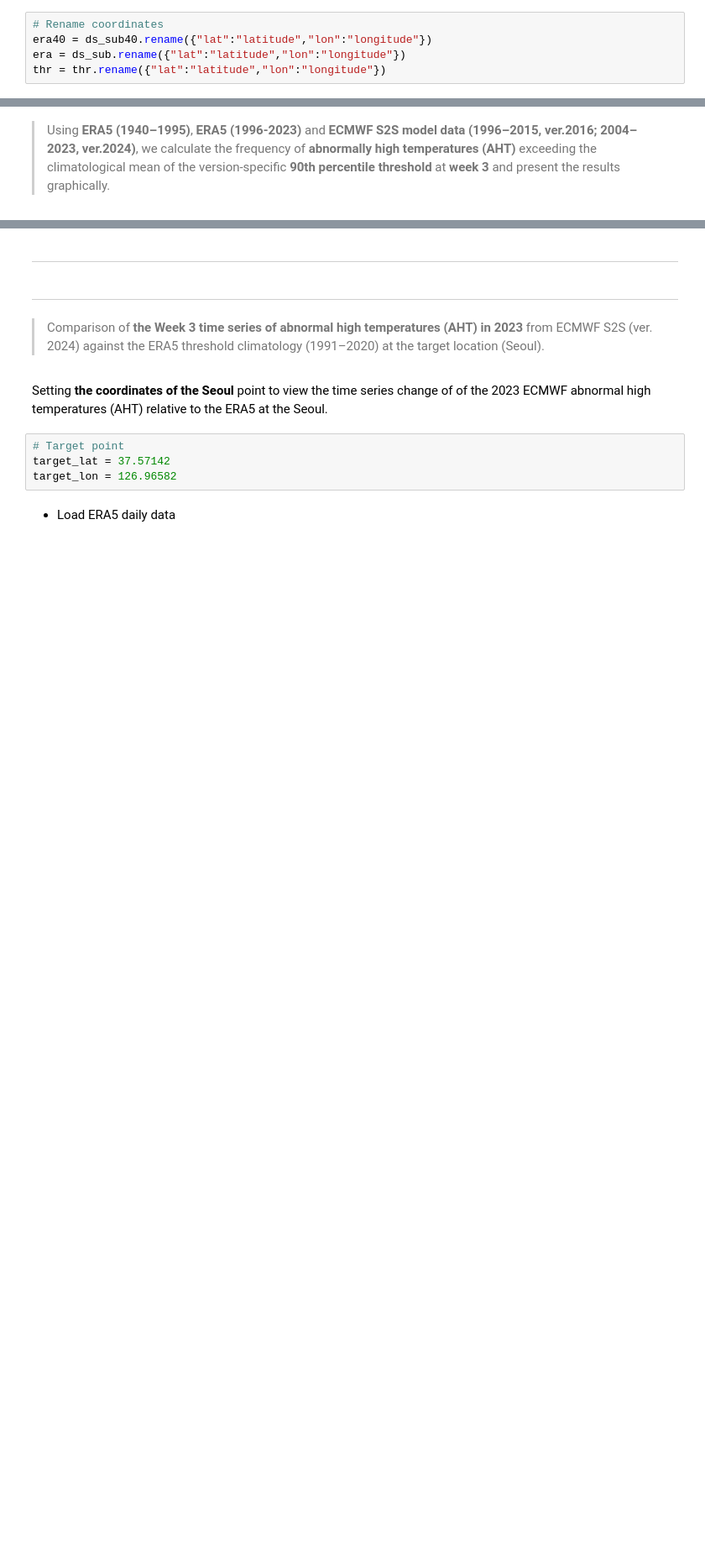
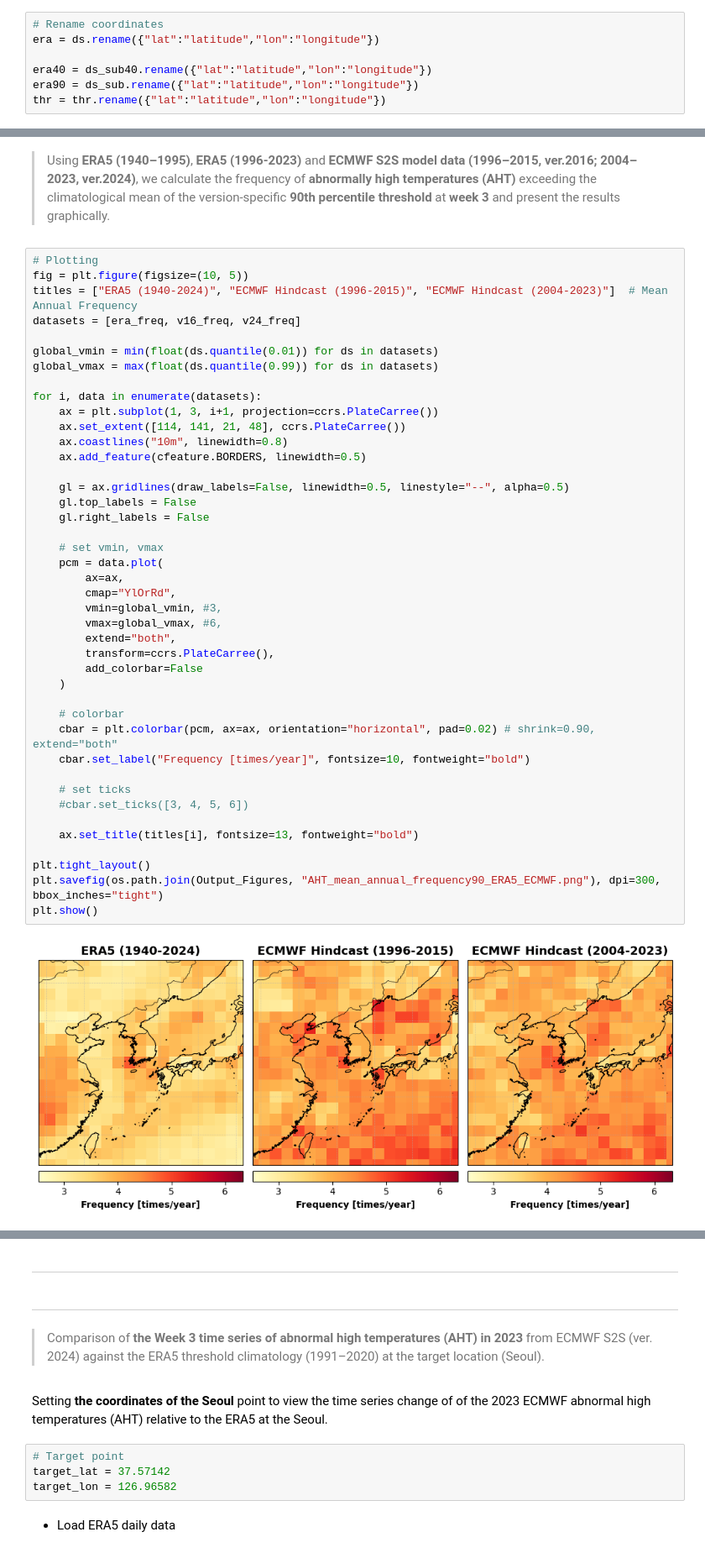
Before and after one commit to yyalexlee/EastAsiaClimateExtremes, a Jupyter notebook: CODES/ECMWF_Extreme_Statistics_and_Visualization.ipynb, the cells around one changed output, grey strips where cells are left out. Shown at 84% size. Saved outputs shown, nothing was run; the diff lists cells and outputs as text; blank space fills up the shorter version.

```diff
--- a/CODES/ECMWF_Extreme_Statistics_and_Visualization.ipynb
+++ b/CODES/ECMWF_Extreme_Statistics_and_Visualization.ipynb
@@ -166,8 +162,10 @@ Data variables:
     t2m_7day  (time, lat, lon) float64 30MB ...
 # %%
 # Rename coordinates
+era = ds.rename({"lat":"latitude","lon":"longitude"})
+
 era40 = ds_sub40.rename({"lat":"latitude","lon":"longitude"})
-era = ds_sub.rename({"lat":"latitude","lon":"longitude"})
+era90 = ds_sub.rename({"lat":"latitude","lon":"longitude"})
 thr = thr.rename({"lat":"latitude","lon":"longitude"})
 # %%
 # remove leap year
@@ -245,6 +255,50 @@ era_yearly = era_exceed.groupby("time.year").sum("time")
 era_freq = era_yearly.mean("year")
 # %% [markdown]
 > Using **ERA5 (1940–1995)**, **ERA5 (1996-2023)** and **ECMWF S2S model data (1996–2015, ver.2016; 2004–2023, ver.2024)**, we calculate the frequency of **abnormally high temperatures (AHT)** exceeding the climatological mean of the version-specific **90th percentile threshold** at **week 3** and present the results graphically.
+# %%
+# Plotting
+fig = plt.figure(figsize=(10, 5))
+titles = ["ERA5 (1940-2024)", "ECMWF Hindcast (1996-2015)", "ECMWF Hindcast (2004-2023)"]  # Mean Annual Frequency
+datasets = [era_freq, v16_freq, v24_freq]
+
+global_vmin = min(float(ds.quantile(0.01)) for ds in datasets)
+global_vmax = max(float(ds.quantile(0.99)) for ds in datasets)
+
+for i, data in enumerate(datasets):
+    ax = plt.subplot(1, 3, i+1, projection=ccrs.PlateCarree())
+    ax.set_extent([114, 141, 21, 48], ccrs.PlateCarree())
+    ax.coastlines("10m", linewidth=0.8)
+    ax.add_feature(cfeature.BORDERS, linewidth=0.5)
+
+    gl = ax.gridlines(draw_labels=False, linewidth=0.5, linestyle="--", alpha=0.5)
+    gl.top_labels = False
+    gl.right_labels = False
+
+    # set vmin, vmax
+    pcm = data.plot(
+        ax=ax,
+        cmap="YlOrRd",
+        vmin=global_vmin, #3,
+        vmax=global_vmax, #6,
+        extend="both",
+        transform=ccrs.PlateCarree(),
+        add_colorbar=False
+    )
+
+    # colorbar
+    cbar = plt.colorbar(pcm, ax=ax, orientation="horizontal", pad=0.02) # shrink=0.90, extend="both"
+    cbar.set_label("Frequency [times/year]", fontsize=10, fontweight="bold")
+
+    # set ticks
+    #cbar.set_ticks([3, 4, 5, 6])
+
+    ax.set_title(titles[i], fontsize=13, fontweight="bold")
+
+plt.tight_layout()
+plt.savefig(os.path.join(Output_Figures, "AHT_mean_annual_frequency90_ERA5_ECMWF.png"), dpi=300, bbox_inches="tight")
+plt.show()
+# %% [output]
+[figure, added]
 # %%
 # Plotting
 fig = plt.figure(figsize=(13, 5))
```
Also changed, not shown: parts of 8 cells of this notebook.
